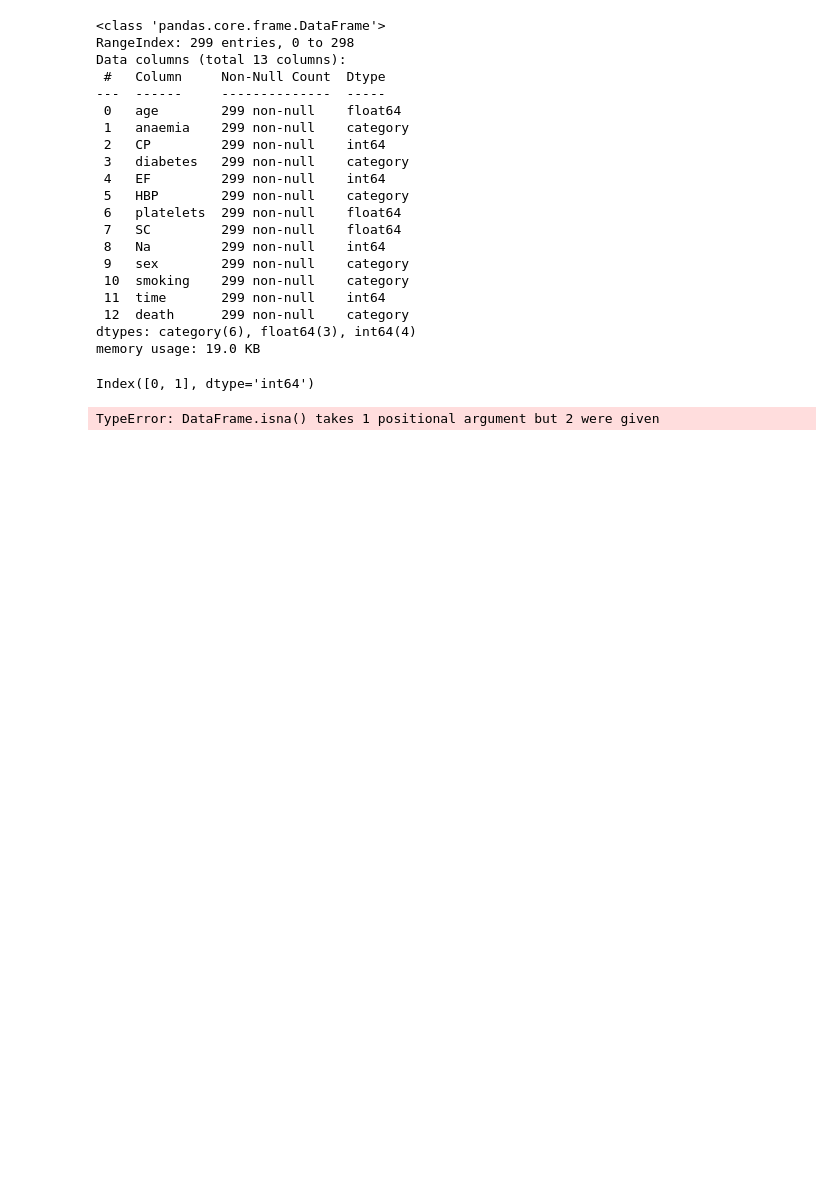
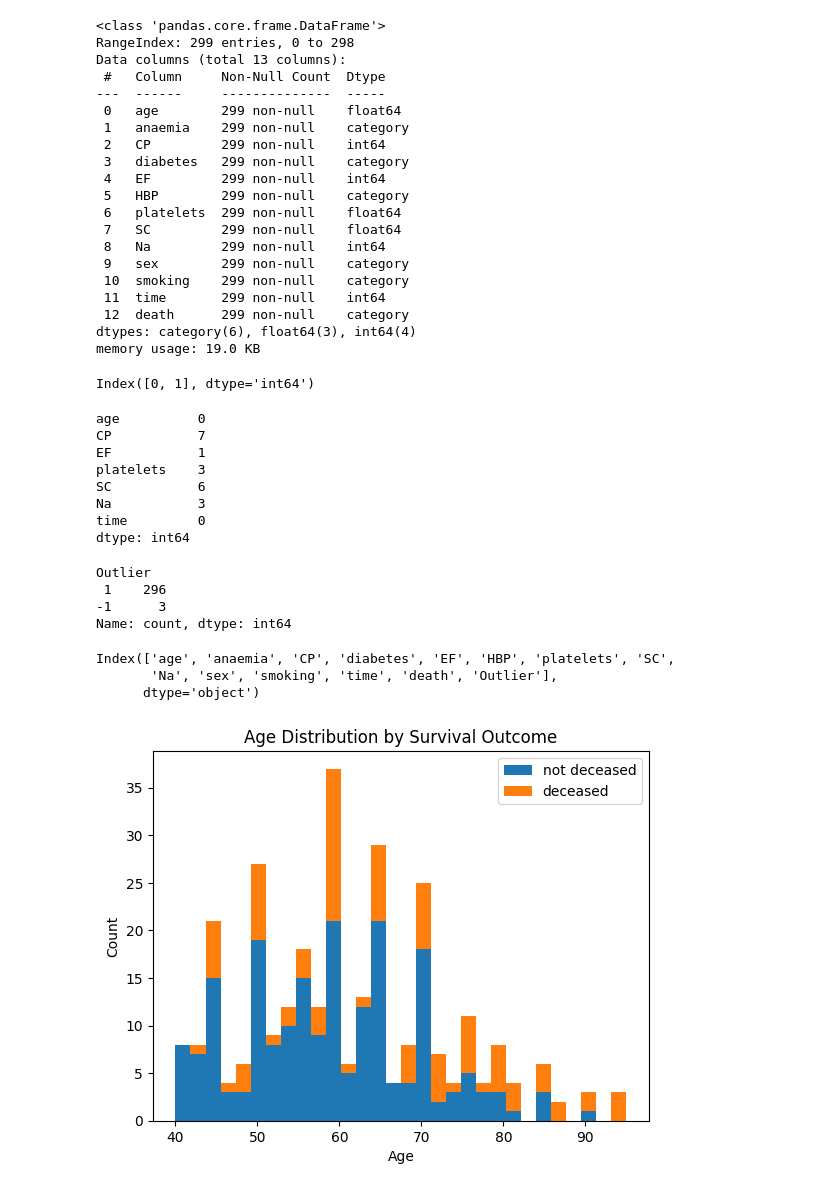
Before and after one commit to CZhakshylykova/Heart-Attack-Risk, a Jupyter notebook: Heart_attack.ipynb, the cells around one changed output. Saved outputs shown, nothing was run; the diff lists cells and outputs as text; code cells hidden in the pictures; blank space fills up the shorter version.

```diff
--- a/Heart_attack.ipynb
+++ b/Heart_attack.ipynb
@@ -107,6 +107,62 @@ data.death.cat.categories
 # %% [output]
 Index([0, 1], dtype='int64')
 # %%
-data[data.columns[]]
+# identify the outliers  for each of the feature
+
+# z score identifies outliers far from the mean
+import pandas as pd
+import matplotlib.pyplot as plt
+from scipy.stats import zscore
+
+#select only numeric columns
+z_score = data.select_dtypes(include=["number"]).apply(zscore)
+outliers = (z_score.abs() > 3).sum()
+print(outliers)
 # %% [output]
-TypeError: DataFrame.isna() takes 1 positional argument but 2 were given
+age          0
+CP           7
+EF           1
+platelets    3
+SC           6
+Na           3
+time         0
+dtype: int64
+# %%
+# machine learning method for the outlier detection
+from sklearn.neighbors import LocalOutlierFactor
+
+lof = LocalOutlierFactor(n_neighbors=20, contamination=0.01)
+outlier_labels = lof.fit_predict(data.select_dtypes(include=['number']))  # Only numeric data
+data['Outlier'] = outlier_labels  # -1 means outlier, 1 means normal
+
+print(data['Outlier'].value_counts())  # Count outliers
+
+# so there are only three outliers so I will leave them and wont remove
+# %% [output]
+Outlier
+ 1    296
+-1      3
+Name: count, dtype: int64
+# %%
+data.columns
+# %% [output]
+Index(['age', 'anaemia', 'CP', 'diabetes', 'EF', 'HBP', 'platelets', 'SC',
+       'Na', 'sex', 'smoking', 'time', 'death', 'Outlier'],
+      dtype='object')
+# %%
+import matplotlib.pyplot as plt
+
+list1 = list()
+outcomelabels = list()
+labels = {0:"not deceased",1:"deceased"}
+for outcome in data.death.cat.categories:
+    list1.append(data[data["death"] == outcome]["age"])
+    outcomelabels.append(labels[outcome])
+h = plt.hist(list1, bins = 30, stacked = True, rwidth = 1, label = outcomelabels)
+plt.xlabel("Age")
+plt.ylabel("Count")
+plt.title("Age Distribution by Survival Outcome")
+plt.legend(loc = "upper right")
+plt.show()
+# %% [output]
+[figure, added]
```
Also changed, not shown: parts of 2 cells of this notebook.
